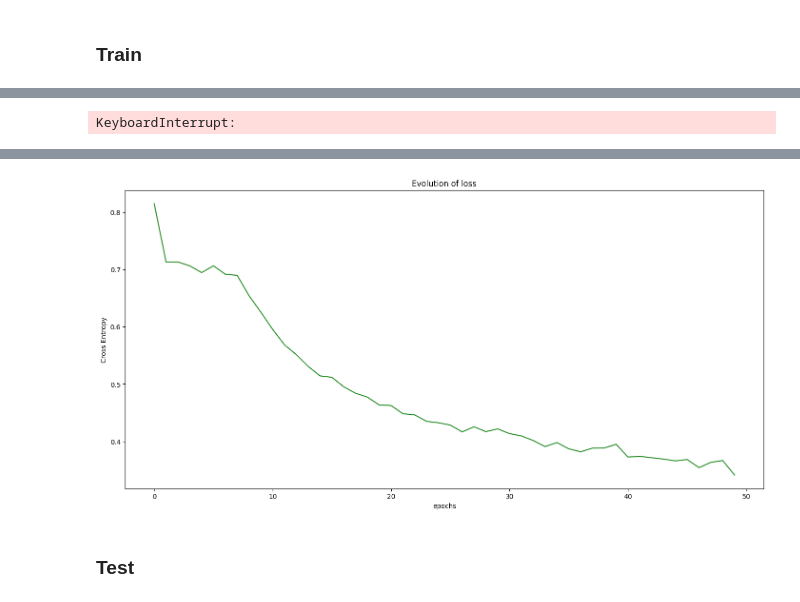
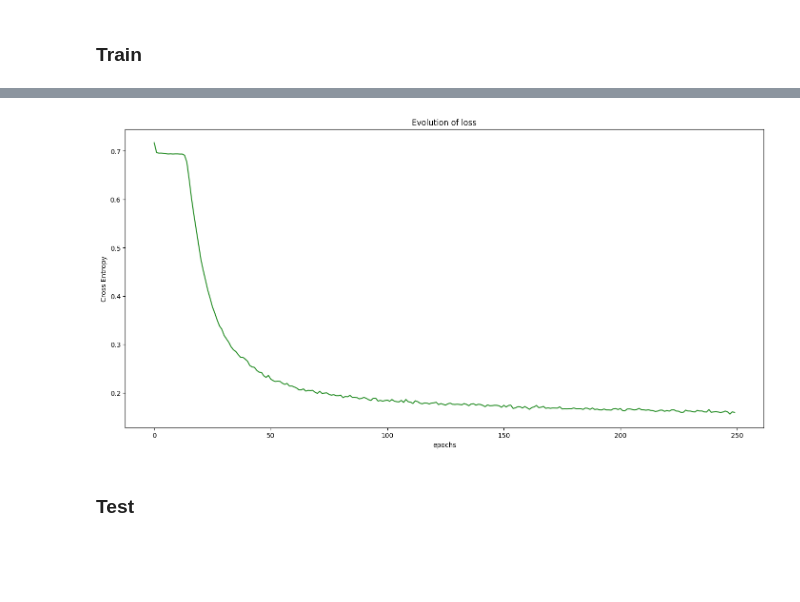
Before and after one commit to DarenXL/Neural_ST_inference, a Jupyter notebook: Code GNN/Amortized_Methods_Geostatistics_Spatio-Temporal-2D.ipynb, the cells around one changed output, grey strips where cells are left out. Saved outputs shown, nothing was run; the diff lists cells and outputs as text; code cells hidden in the pictures; blank space fills up the shorter version.

```diff
--- a/Code GNN/Amortized_Methods_Geostatistics_Spatio-Temporal-2D.ipynb
+++ b/Code GNN/Amortized_Methods_Geostatistics_Spatio-Temporal-2D.ipynb
@@ -219,8 +166,0 @@ plt.imshow(batch)
-# %%
-batch_size = 5
-n_epochs = 50
-n_epochs_test = 10
-# %%
-space_size = 40
-time_size = 40
-deepset_size = 4
@@ -746,0 +629,6 @@ loader_sep_test = DataLoader(dataset_sep_test, test_size, shuffle=False,collate_
+# %%
+dataset_sep = SepDataset(theta_size=train_size, time_size=time_size, space_size=space_size, deepset_size=deepset_size,missing_ratio=missing_ratio)
+dataset_sep_test = SepDataset(theta_size=test_size, time_size=time_size, space_size=space_size, deepset_size=1,missing_ratio=missing_ratio)
+
+dataset_sep.generate(data_path+"/sep/train")
+dataset_sep_test.generate(data_path+"/sep/test")
@@ -1135,6 +1084,13 @@ class GridNLSDataset(Dataset):
 # %%
-dataset_grid_nls = GridNLSDataset(theta_size=train_size, time_size=time_size, space_size=space_size, deepset_size=deepset_size)
-dataset_grid_nls_test = GridNLSDataset(theta_size=test_size, time_size=time_size, space_size=space_size, deepset_size=1)
+dataset_grid_nls = GridNLSDataset(dataset_grid)
+dataset_grid_nls_test = GridNLSDataset(dataset_grid_test)
 
 loader_grid_nls = DataLoader(dataset_grid_nls, batch_size, shuffle=True,collate_fn=deepset_collate)
-loader_grid_nls_test = DataLoader(dataset_grid_nls_test, test_size*2, shuffle=False,collate_fn=deepset_collate)
+loader_grid_nls_test = DataLoader(dataset_grid_nls_test, 1, shuffle=False,collate_fn=deepset_collate)
+
+
+dataset_sep_nls = SepNLSDataset(dataset_sep)
+dataset_sep_nls_test = SepNLSDataset(dataset_sep_test)
+
+loader_sep_nls = DataLoader(dataset_sep_nls, batch_size, shuffle=True,collate_fn=deepset_collate)
+loader_sep_nls_test = DataLoader(dataset_sep_nls_test, 1, shuffle=False,collate_fn=deepset_collate)
@@ -1207,12 +1158,19 @@ optimizer_nls = torch.optim.Adam(model_nls.parameters(), lr=1e-3)
-# %%
-all_loss_train_nls, time_train_nls = train_simple(model_nls, optimizer_nls, loader_grid_nls, epoch_nls)
-# %% [output]
-KeyboardInterrupt:
 # %%
-fig_nls, ax = plt.subplots(1, 1, figsize=(14, 7), constrained_layout=True)
-ax.plot(all_loss_train_nls, 'forestgreen')
+model_sep_nls = CNN_network(in_channels=2, option="2D-CNN", nls=True).to(device)
+# model_nls.load_state_dict(torch.load(f"results/global_smaller-{n_train}×{m_train}ntrain-{n_test}×{m_test}ntest"+"/models"+"/nls-classifier_model.pth", weights_only=True))
+
+optimizer_sep_nls = torch.optim.Adam(model_sep_nls.parameters(), lr=1e-3)
+
+all_loss_train_sep_nls, time_train_sep_nls = train_simple(model_sep_nls, optimizer_sep_nls, loader_sep_nls, epoch_nls)
+
+fig_sep_nls, ax = plt.subplots(1, 1, figsize=(14, 7), constrained_layout=True)
+ax.plot(all_loss_train_sep_nls, 'forestgreen')
 
 ax.set_title('Evolution of loss')
 ax.set_xlabel('epochs')
 ax.set_ylabel('Cross Entropy')
+
+fig_sep_nls.savefig(res_path+"/sep/loss_evolution"+"/NLS-classifier_train_evolution.png", format="png", bbox_inches="tight")
+
+torch.save(model_sep_nls.state_dict(), res_path+"/sep/models"+"/NLS-classifier_model.pth")
 # %% [output]
@@ -1220 +1179 @@ Text(0, 0.5, 'Cross Entropy')
-[figure, old version]
+[figure, new version]
```
Also changed, not shown: parts of 83 cells of this notebook, 1 other file.
